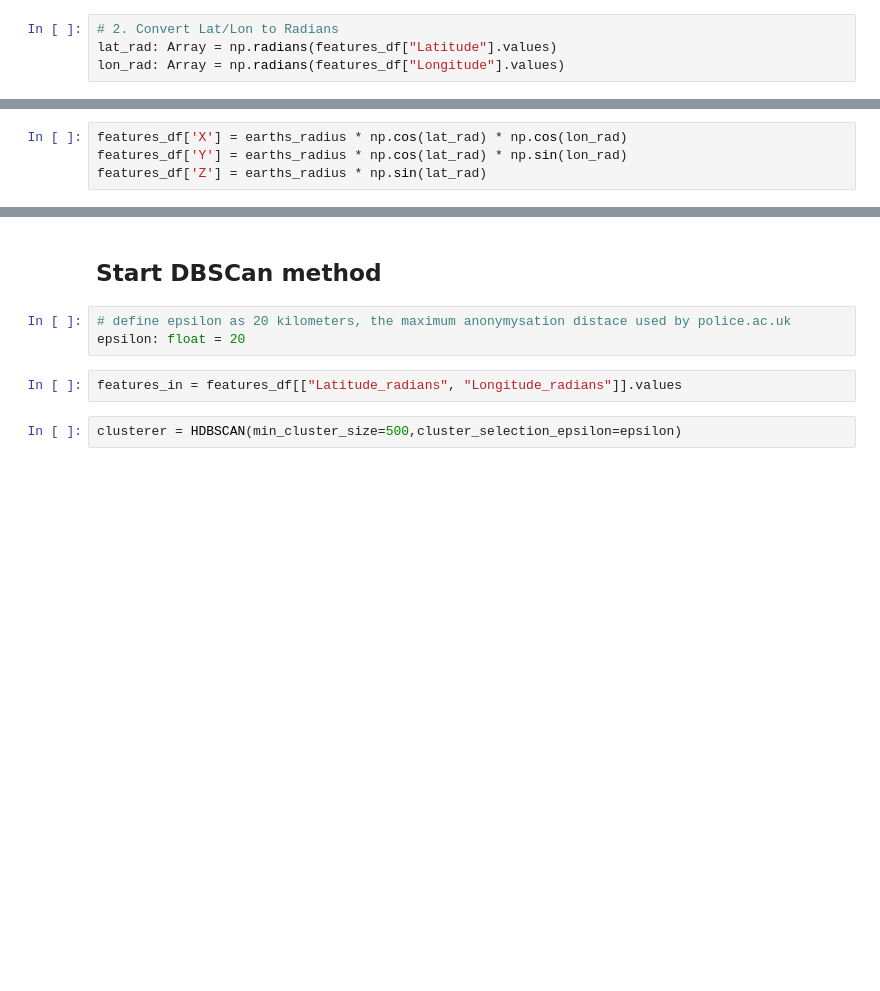
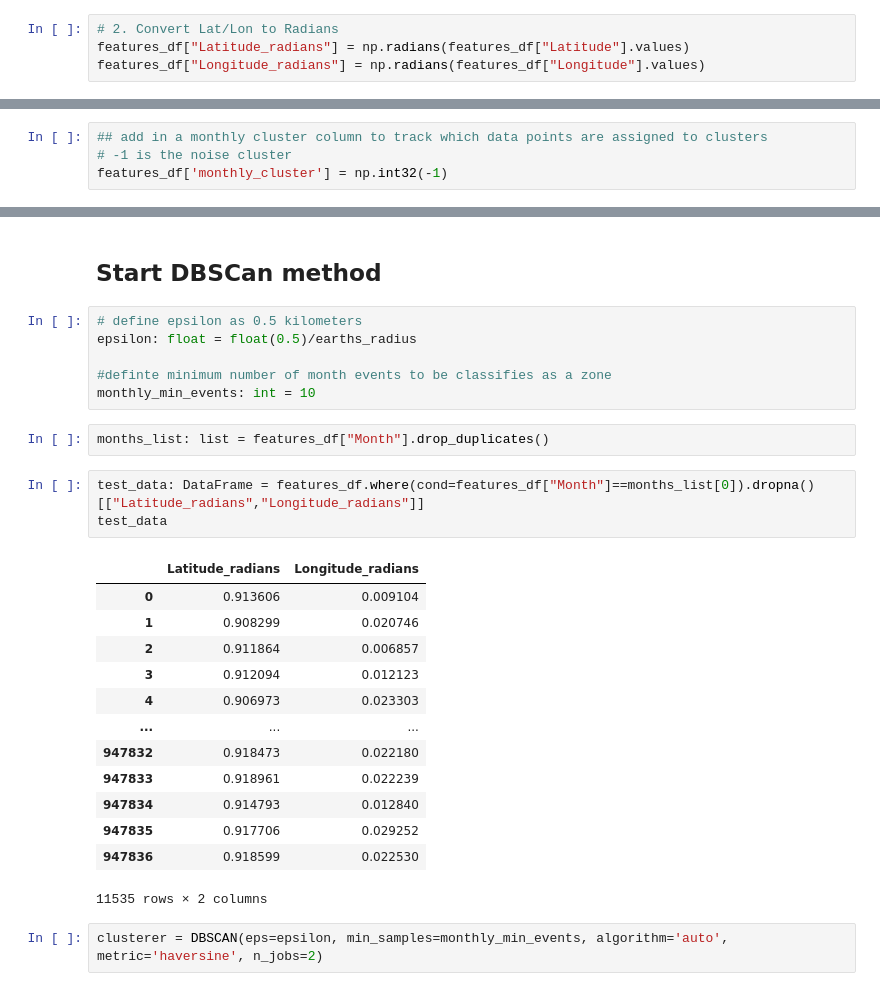
Before and after one commit to ClimatologyProjectProfile/crimetology, a Jupyter notebook: 1_spatial_clusters/spatial_clustering.ipynb, the cells around one changed output, grey strips where cells are left out. Cells and saved outputs as stored; diff of their text form; blank space fills up the shorter version.

```diff
--- a/1_spatial_clusters/spatial_clustering.ipynb
+++ b/1_spatial_clusters/spatial_clustering.ipynb
@@ -143,5 +127,5 @@ $$ \text{Distance (km)} = \Delta \text{longitude in radians} \times \text{Earths
 earths_radius = 6371.0088
 # %%
 # 2. Convert Lat/Lon to Radians
-lat_rad: Array = np.radians(features_df["Latitude"].values)
-lon_rad: Array = np.radians(features_df["Longitude"].values)
+features_df["Latitude_radians"] = np.radians(features_df["Latitude"].values)
+features_df["Longitude_radians"] = np.radians(features_df["Longitude"].values)
@@ -150,4 +131,0 @@ Porject data into 3D Cartesian coordinates as the fast_hdbscan only support eucl
-# %%
-features_df['X'] = earths_radius * np.cos(lat_rad) * np.cos(lon_rad)
-features_df['Y'] = earths_radius * np.cos(lat_rad) * np.sin(lon_rad)
-features_df['Z'] = earths_radius * np.sin(lat_rad)
@@ -180,0 +132,4 @@ array([[3891.85311289,   35.43072655, 5044.00407821],
+# %%
+## add in a monthly cluster column to track which data points are assigned to clusters
+# -1 is the noise cluster
+features_df['monthly_cluster'] = np.int32(-1)
@@ -181,11 +152,31 @@ array([[3891.85311289,   35.43072655, 5044.00407821],
 # %% [markdown]
 ## Start DBSCan method
 # %%
-# define epsilon as 20 kilometers, the maximum anonymysation distace used by police.ac.uk
-epsilon: float = 20
+# define epsilon as 0.5 kilometers
+epsilon: float = float(0.5)/earths_radius
+
+#definte minimum number of month events to be classifies as a zone
+monthly_min_events: int = 10
 # %%
-features_in = features_df[["Latitude_radians", "Longitude_radians"]].values
+months_list: list = features_df["Month"].drop_duplicates()
+# %%
+test_data: DataFrame = features_df.where(cond=features_df["Month"]==months_list[0]).dropna()[["Latitude_radians","Longitude_radians"]]
+test_data
+# %% [output]
+|  | Latitude_radians | Longitude_radians |
+| 0 | 0.913606 | 0.009104 |
+| 1 | 0.908299 | 0.020746 |
+| 2 | 0.911864 | 0.006857 |
+| 3 | 0.912094 | 0.012123 |
+| 4 | 0.906973 | 0.023303 |
+| ... | ... | ... |
+| 947832 | 0.918473 | 0.022180 |
+| 947833 | 0.918961 | 0.022239 |
+| 947834 | 0.914793 | 0.012840 |
+| 947835 | 0.917706 | 0.029252 |
+| 947836 | 0.918599 | 0.022530 |
+11535 rows × 2 columns
 # %%
-clusterer = HDBSCAN(min_cluster_size=500,cluster_selection_epsilon=epsilon)
+clusterer = DBSCAN(eps=epsilon, min_samples=monthly_min_events, algorithm='auto', metric='haversine', n_jobs=2)
 # %%
 start_time: float = time.time()
```
Also changed, not shown: parts of 19 cells of this notebook.
